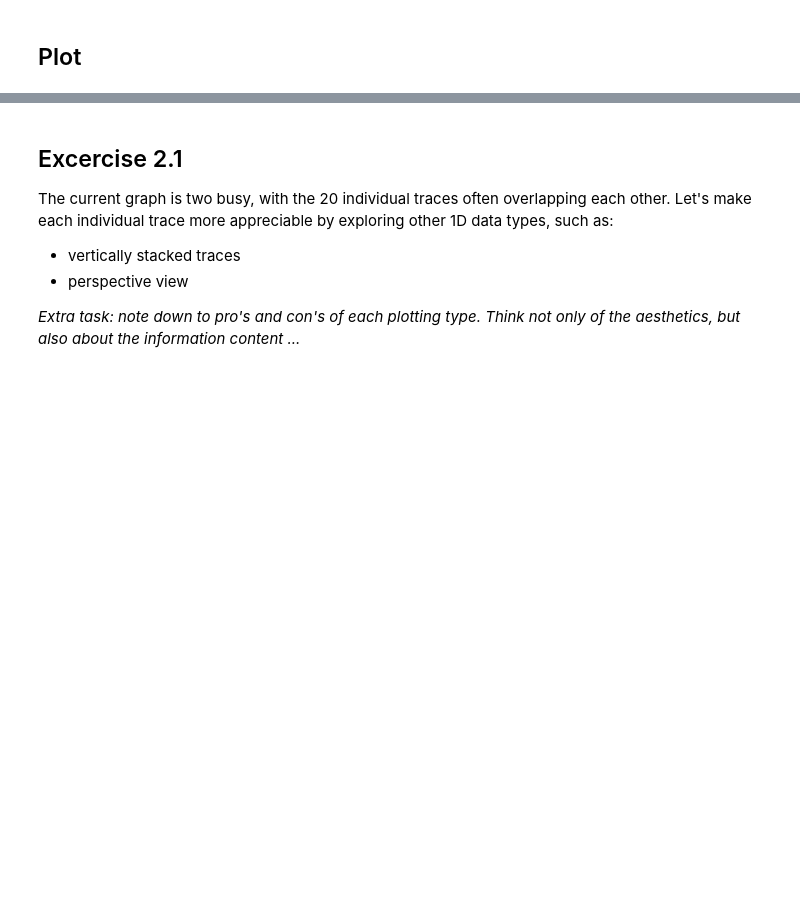
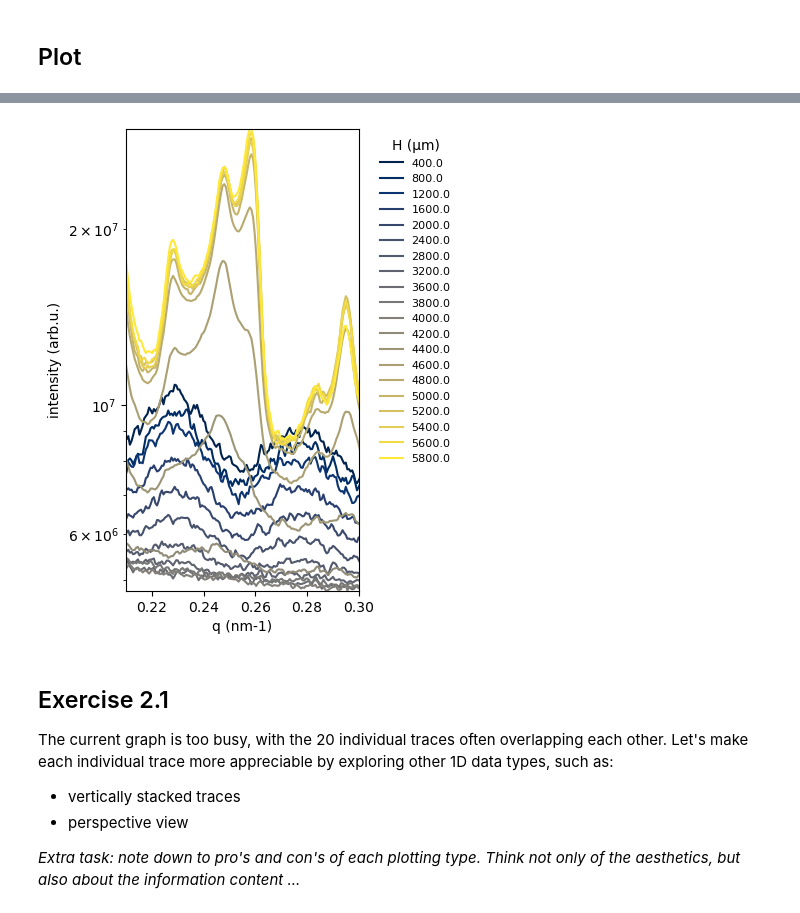
Before and after one commit to simonboehme/data-visualization-intro, a Jupyter notebook: 42_SAXS_height_dependence_Wang.ipynb, the cells around one changed output, grey strips where cells are left out. Saved outputs shown, nothing was run; the diff lists cells and outputs as text; code cells hidden in the pictures; blank space fills up the shorter version.

```diff
--- a/42_SAXS_height_dependence_Wang.ipynb
+++ b/42_SAXS_height_dependence_Wang.ipynb
@@ -164,10 +168,47 @@ Likely, to better reveal the feature you want to emphasize, you also want to fur
 _Hint: you could potentially look at the q-range from 0.22 to 0.28 $nm^{-1}$, but the choice is entirely up to you. Maybe you find a more interesting region still?_
 # %%
 # Add your solution here ...
+# %%
+# Create the figure and axis
+figsize = (3, 6)     # set the figure size, e.g., (3, 6) for a vertically extended plot or (6, 3) for a horizontally extended plot
+fig, ax = plt.subplots(1, 1, figsize=figsize)
+
+# Choose a color scheme for the traces
+# Plot using trace colors taken from a colormap.
+cmap = plt.get_cmap("cividis")                      # we keep the "cividis" colormap as a perceptually uniform sequential colormaps
+colors = cmap(np.linspace(0, 1, y_data.shape[1]))   # generate colors for each trace in y_data
+
+# Plot the data
+for i in range(y_data.shape[1]):
+    ax.plot(x_data, y_data[:, i], label=z_label_traces[i], color=colors[i])
+
+# Apply some cosmetics
+ax.set_yscale("log")  # Set y-axis to logarithmic scale
+ax.set_xlabel(x_label)  # Set x-axis label
+ax.set_ylabel(y_label)  # Set y-axis label
+ax.legend(title=z_label_legend, bbox_to_anchor=(1.05, 1), loc='upper left', fontsize=8)     # Add a legend outside the plot
+
+# Zoom in onto a smaller q-range
+xlim = (0.21, 0.3)  # Define the x-limits to zoom in on a specific range
+ax.set_xlim(xlim)  # Set x-limits
+
+# Now also adjust the intensity range (y-axis limits) based on the visible data in the new x-range
+mask = (x_data >= min(xlim)) & (x_data <= max(xlim))    # Get the mask for x_data within the new x-limits
+y_visible = y_data[mask]                # Find the min and max y values in the displayed x-range
+y_visible = y_visible[y_visible > 0]    # exclude zeros or negative values for log scale
+if y_visible.size > 0:                  # Set new y-axis limits based on the visible data
+    ax.set_ylim(y_visible.min(), y_visible.max())
+else:
+    raise ValueError("No positive data in the specified q-range. Please check the data and/or adapt the x-limits.")
+
+# Save the figure
+fig.savefig("figure_42_SAXS_1D_xzoom.png", dpi=300, bbox_inches="tight")
+# %% [output]
+[figure, added]
 # %% [markdown]
-## Excercise 2.1
+## Exercise 2.1
 
-The current graph is two busy, with the 20 individual traces often overlapping each other. Let's make each individual trace more appreciable by exploring other 1D data types, such as:<br>
+The current graph is too busy, with the 20 individual traces often overlapping each other. Let's make each individual trace more appreciable by exploring other 1D data types, such as:<br>
 - vertically stacked traces
 - perspective view
 
```
Also changed, not shown: parts of 19 cells of this notebook, 9 other files.
